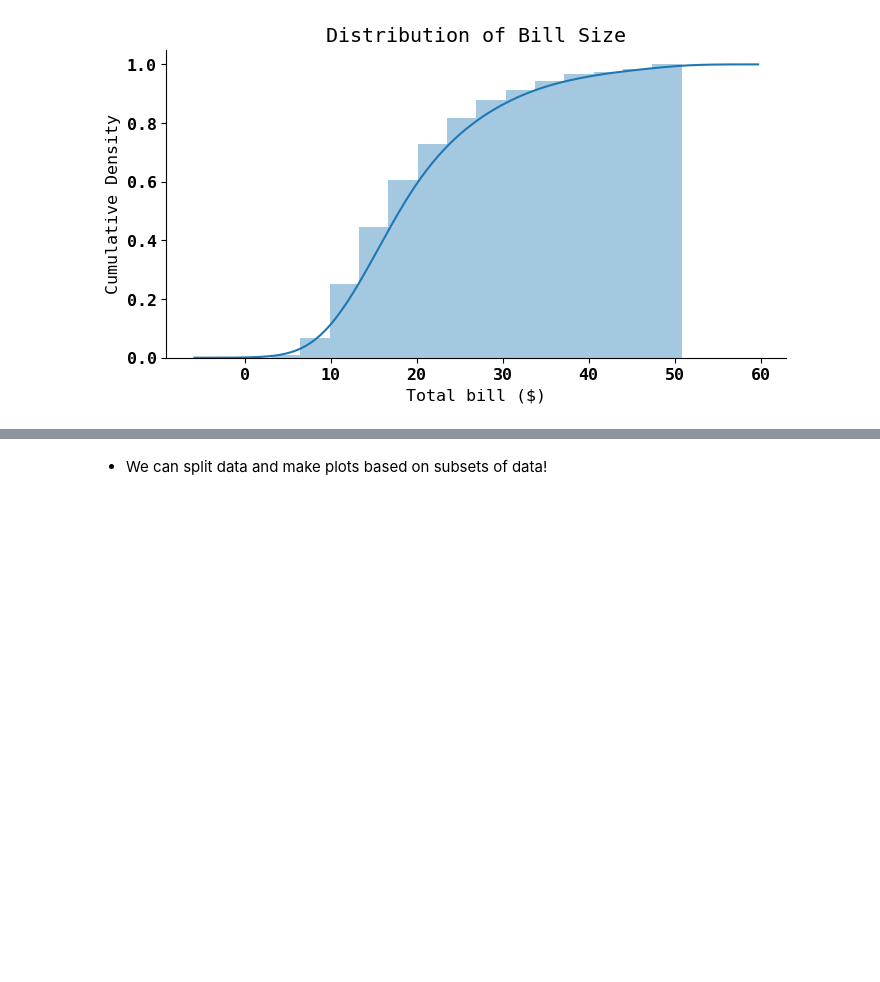
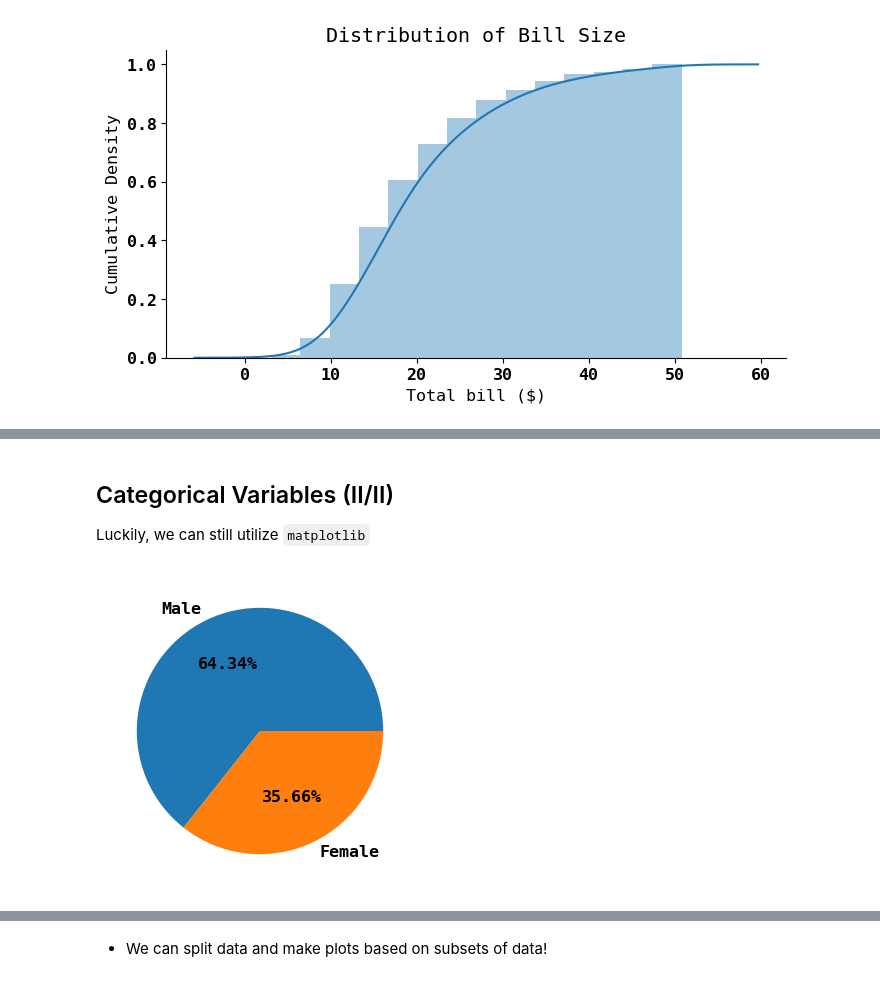
Before and after one commit to joachimkrasmussen/ISDS, a Jupyter notebook: session_3/module_3_slides.ipynb, the cells around one changed output, grey strips where cells are left out. Saved outputs shown, nothing was run; the diff lists cells and outputs as text; code cells hidden in the pictures; blank space fills up the shorter version.

```diff
--- a/session_3/module_3_slides.ipynb
+++ b/session_3/module_3_slides.ipynb
@@ -406,0 +420,12 @@ One row for each observation
+# %% [markdown]
+## Categorical Variables (II/II)
+
+Luckily, we can still utilize `matplotlib`
+# %%
+sizes =  tips.groupby('sex')['sex'].count() # Get size of different groups
+
+fig, ax = plt.subplots()
+ax.pie(sizes, labels=['Male', 'Female'], autopct='%1.2f%%')  # Make pie representation
+plt.show()
+# %% [output]
+[figure, added]
```
Also changed, not shown: parts of 77 cells of this notebook, 1 other file.
